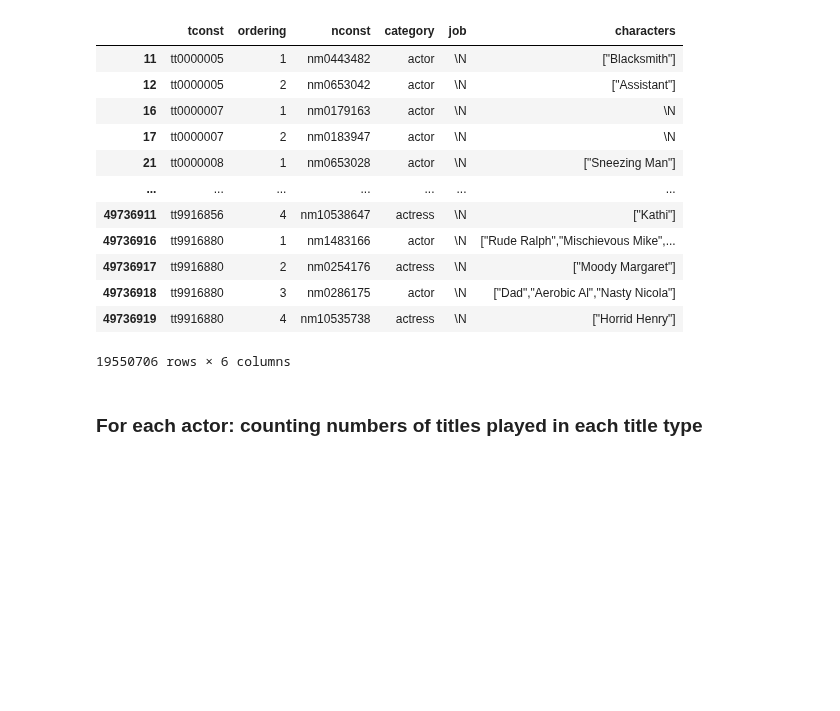
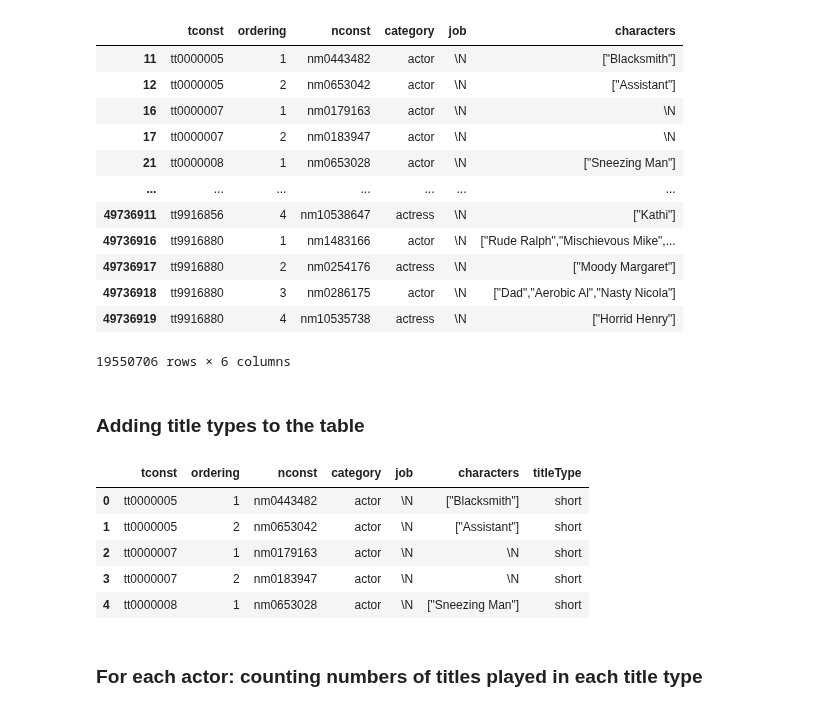
Before and after one commit to fdmdlb/nextflix, a Jupyter notebook: Most represented actors.ipynb, the cells around one changed output. Saved outputs shown, nothing was run; the diff lists cells and outputs as text; code cells hidden in the pictures; blank space fills up the shorter version.

```diff
--- a/Most represented actors.ipynb
+++ b/Most represented actors.ipynb
@@ -134,6 +133,18 @@ df_acting
 | 49736918 | tt9916880 | 3 | nm0286175 | actor | \N | ["Dad","Aerobic Al","Nasty Nicola"] |
 | 49736919 | tt9916880 | 4 | nm10535738 | actress | \N | ["Horrid Henry"] |
 19550706 rows × 6 columns
+# %% [markdown]
+### Adding title types to the table
+# %%
+df_merge_acting = df_acting.merge(df_t_basics[['tconst','titleType']], how="left", on="tconst")
+df_merge_acting.head()
+# %% [output]
+|  | tconst | ordering | nconst | category | job | characters | titleType |
+| 0 | tt0000005 | 1 | nm0443482 | actor | \N | ["Blacksmith"] | short |
+| 1 | tt0000005 | 2 | nm0653042 | actor | \N | ["Assistant"] | short |
+| 2 | tt0000007 | 1 | nm0179163 | actor | \N | \N | short |
+| 3 | tt0000007 | 2 | nm0183947 | actor | \N | \N | short |
+| 4 | tt0000008 | 1 | nm0653028 | actor | \N | ["Sneezing Man"] | short |
 # %% [markdown]
 ### For each actor: counting numbers of titles played in each title type
 # %%
```
Also changed, not shown: parts of 12 cells of this notebook.
